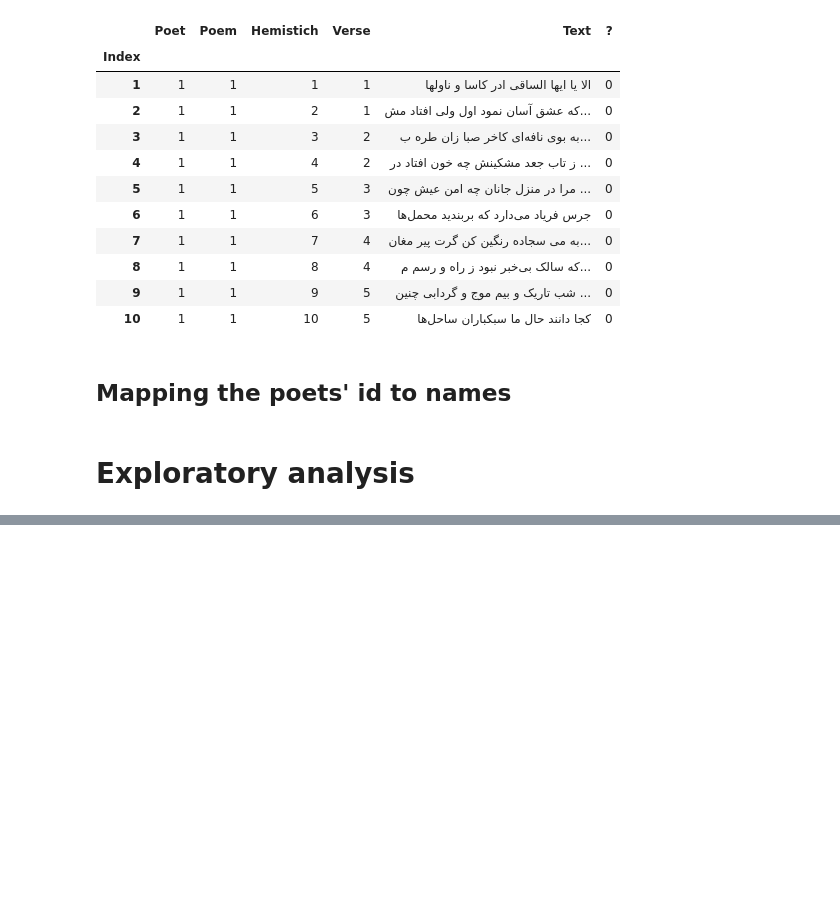
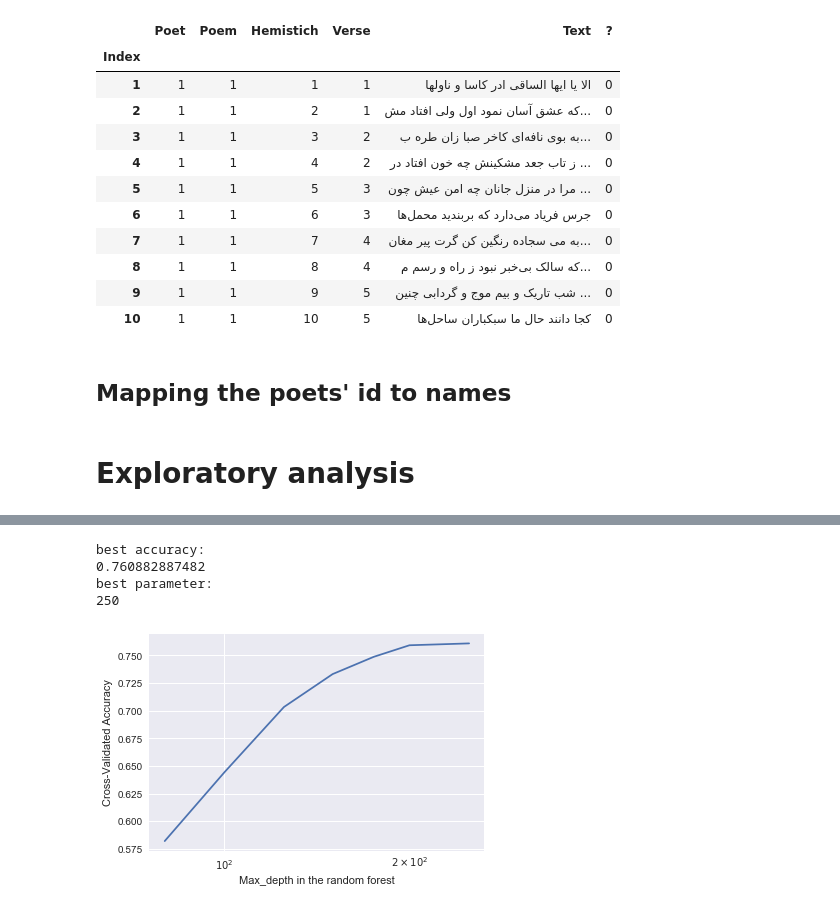
Before and after one commit to sareban/Measuring-Literature-Project, a Jupyter notebook: Literature Project.ipynb, the cells around one changed output, grey strips where cells are left out. Saved outputs shown, nothing was run; the diff lists cells and outputs as text; code cells hidden in the pictures; blank space fills up the shorter version.

```diff
--- a/Literature Project.ipynb
+++ b/Literature Project.ipynb
@@ -43,0 +95,3 @@ ax.set_xticklabels(list(poet.values()));
+# %%
+with open("data\stopwords-fa.txt", 'r',  encoding='utf-8') as f:
+    stopwords_fa = [line.strip() for line in f]
@@ -43,0 +107,3 @@ ax.set_xticklabels(list(poet.values()));
+# %%
+from sklearn.model_selection import train_test_split
+df_x_train, df_x_test, df_y_train, df_y_test = train_test_split(df_x_tfidf, df_y, test_size=.2, random_state = 0)
@@ -43,0 +123,5 @@ ax.set_xticklabels(list(poet.values()));
+# %%
+#Weights
+weights = dict()
+for i in range(1,29) :
+    weights[i] = df.loc[df.Poet == i].index.size/df.index.size
@@ -43,0 +166,18 @@ ax.set_xticklabels(list(poet.values()));
+# %%
+max_depth_choices = [80, 100, 125, 150, 175, 200, 225, 250]
+rf_scores = []
+rf_param = []
+
+#Loop for hyperparameter depth
+for max_depth_choices_idx, max_depth_choices_value in enumerate(max_depth_choices):
+
+    print('max_depth_choices_idx: ',max_depth_choices_idx+1,'/',len(max_depth_choices),', value: ',max_depth_choices_value)
+
+    # Random forest
+    rand_forest_model = sk.ensemble.RandomForestClassifier(n_estimators=100, max_depth=max_depth_choices_value,class_weight=weights)
+
+    #Scores
+    scores = cross_val_score(rand_forest_model, df_x_train, df_y_train, cv=num_folds, scoring='accuracy')
+    rf_scores.append(scores.mean())
+    rf_param.append(max_depth_choices_value)
+    print('Accuracy = ', scores.mean())
@@ -43,0 +201,20 @@ ax.set_xticklabels(list(poet.values()));
+# %%
+plt.semilogx(rf_param,rf_scores)
+plt.xlabel('Max_depth in the random forest')
+plt.ylabel('Cross-Validated Accuracy')
+
+idx_best = np.argmax(rf_scores)
+idx_worst = np.argmin(rf_scores)
+
+print('best accuracy:')
+print(np.max(rf_scores))
+print('best parameter:')
+best_param_depth = rf_param[idx_best]
+worst_param_depth = rf_param[idx_worst]
+print(best_param_depth)
+# %% [output]
+best accuracy:
+0.760882887482
+best parameter:
+250
+[figure, added]
```
Also changed, not shown: parts of 34 cells of this notebook, 6 other files.
